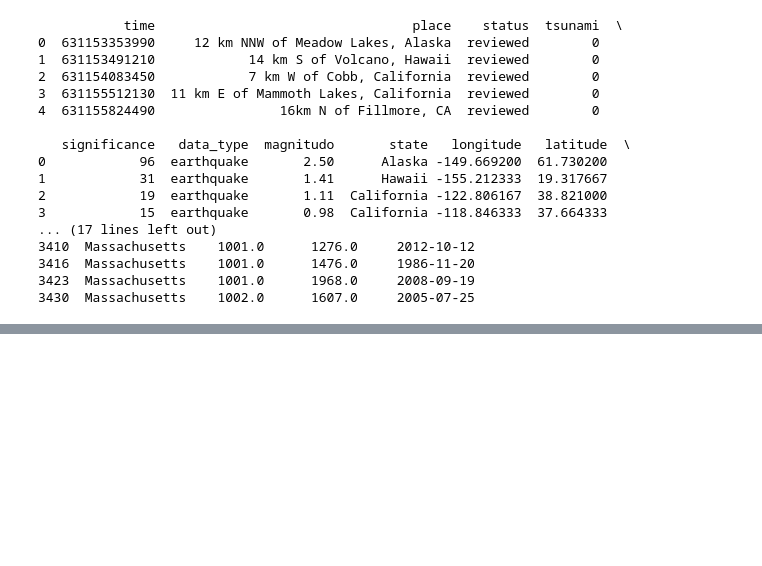
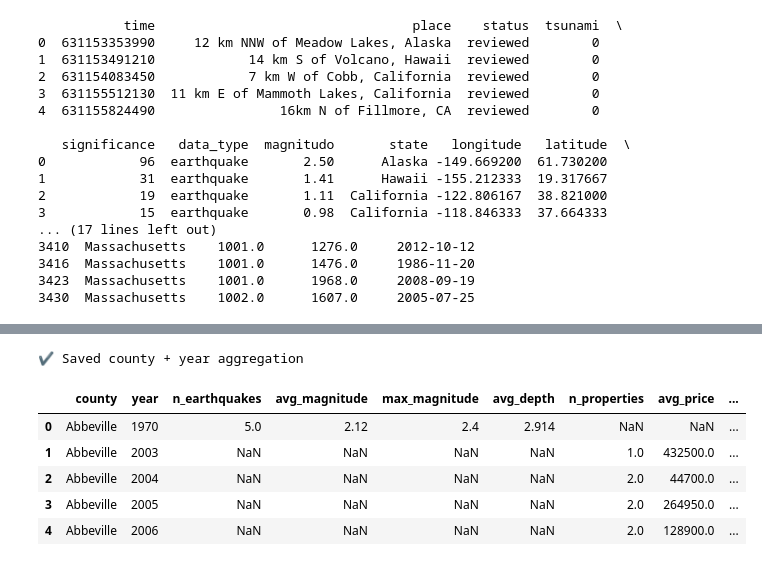
Before and after one commit to snonow/earthquake-realestate-viz, a Jupyter notebook: Data Manip.ipynb, the cells around one changed output, grey strips where cells are left out. Saved outputs shown, nothing was run; the diff lists cells and outputs as text; code cells hidden in the pictures; blank space fills up the shorter version.

```diff
--- a/Data Manip.ipynb
+++ b/Data Manip.ipynb
@@ -57,3 +52,9 @@ print(filtered_realtor.head())
 3416  Massachusetts    1001.0      1476.0     1986-11-20
 3423  Massachusetts    1001.0      1968.0     2008-09-19
 3430  Massachusetts    1002.0      1607.0     2005-07-25
+# %%
+import geopandas as gpd
+import pandas as pd
+
+# Chargement des comtés US (shapefile local)
+counties = gpd.read_file("data/cb_2018_us_county_500k/cb_2018_us_county_500k.shp")
@@ -59,0 +111,10 @@ print(filtered_realtor.head())
+# %%
+# Convert prev_sold_date to datetime
+filtered_realtor["prev_sold_date"] = pd.to_datetime(
+    filtered_realtor["prev_sold_date"], errors="coerce"
+)
+
+# Extract year / month / day
+filtered_realtor["sold_year"] = filtered_realtor["prev_sold_date"].dt.year
+filtered_realtor["sold_month"] = filtered_realtor["prev_sold_date"].dt.month
+filtered_realtor["sold_day"] = filtered_realtor["prev_sold_date"].dt.day
@@ -59,0 +149,47 @@ print(filtered_realtor.head())
+# %%
+# --- Earthquake aggregation by county + year ---
+agg_eq_county_year = (
+    filtered_earthquake
+    .groupby(['county', 'year'])
+    .agg(
+        n_earthquakes=('magnitudo', 'count'),
+        avg_magnitude=('magnitudo', 'mean'),
+        max_magnitude=('magnitudo', 'max'),
+        avg_depth=('depth', 'mean')
+    )
+    .reset_index()
+)
+
+# --- Realtor aggregation by county + year ---
+agg_re_county_year = (
+    filtered_realtor
+    .groupby(['county', 'sold_year'])
+    .agg(
+        n_properties=('price', 'count'),
+        avg_price=('price', 'mean'),
+        median_price=('price', 'median'),
+        avg_bedrooms=('bed', 'mean'),
+        avg_bathrooms=('bath', 'mean')
+    )
+    .reset_index()
+    .rename(columns={'sold_year': 'year'})
+)
+
+# --- Combine both ---
+agg_county_year = agg_eq_county_year.merge(
+    agg_re_county_year,
+    on=['county', 'year'],
+    how='outer'
+)
+
+agg_county_year.to_csv("data/agg_county_year.csv", index=False)
+print("✔ Saved county + year aggregation")
+agg_county_year.head()
+# %% [output]
+✔ Saved county + year aggregation
+|  | county | year | n_earthquakes | avg_magnitude | max_magnitude | avg_depth | n_properties | avg_price | ... |
+| 0 | Abbeville | 1970 | 5.0 | 2.12 | 2.4 | 2.914 | NaN | NaN | ... |
+| 1 | Abbeville | 2003 | NaN | NaN | NaN | NaN | 1.0 | 432500.0 | ... |
+| 2 | Abbeville | 2004 | NaN | NaN | NaN | NaN | 2.0 | 44700.0 | ... |
+| 3 | Abbeville | 2005 | NaN | NaN | NaN | NaN | 2.0 | 264950.0 | ... |
+| 4 | Abbeville | 2006 | NaN | NaN | NaN | NaN | 2.0 | 128900.0 | ... |
```
Also changed, not shown: parts of 8 cells of this notebook, 2 other files.
